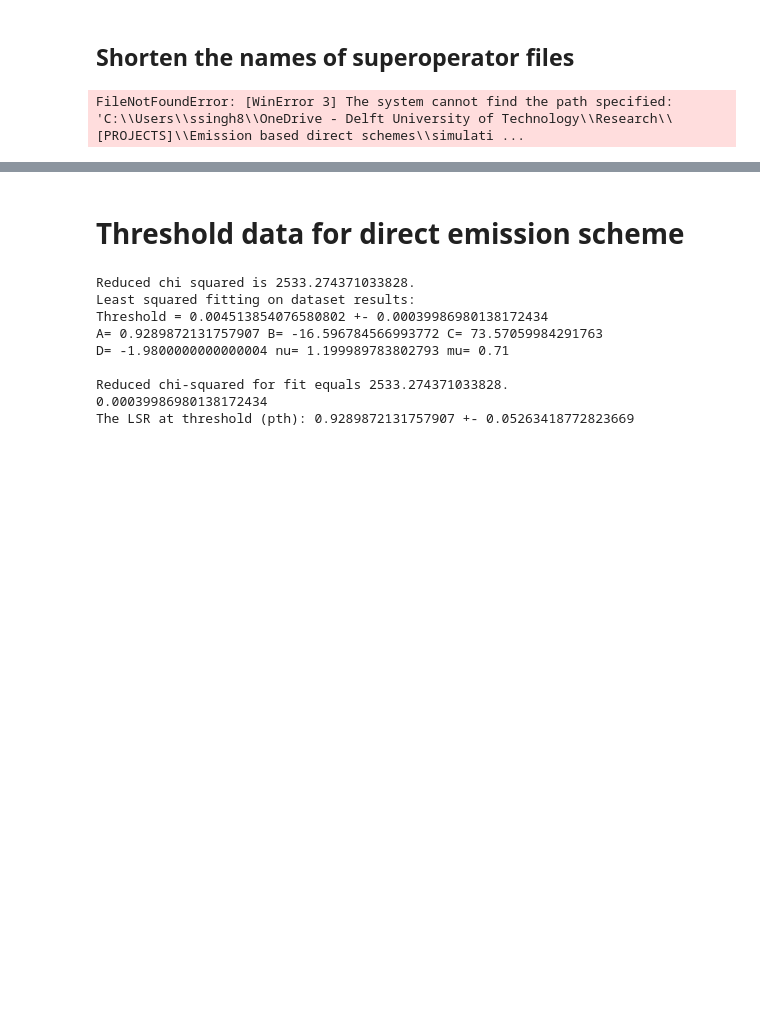
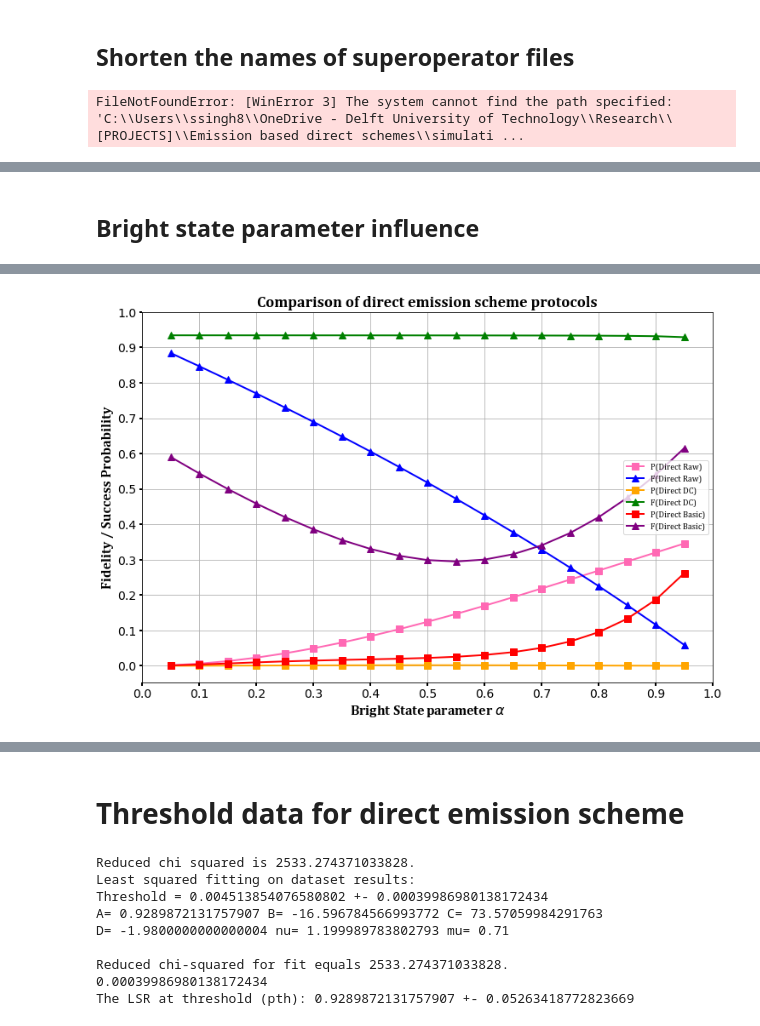
Before and after one commit to siddhantphy/emission_direct_scheme, a Jupyter notebook: results.ipynb, the cells around one changed output, grey strips where cells are left out. Cells and saved outputs as stored; diff of their text form; code cells hidden in the pictures; blank space fills up the shorter version.

Commit message:
Corrected basic and plotting od protocols, few other corrections

```diff
--- a/results.ipynb
+++ b/results.ipynb
@@ -33,0 +36,15 @@ FileNotFoundError: [WinError 3] The system cannot find the path specified: 'C:\\
+# %%
+from circuit_simulation.circuit_simulator import QuantumCircuit
+
+bell_pair_parameters = {"ent_prot":"single_click","F_prep":0.999,"p_DE":0.01,"mu":0.95,"lambda":1,"eta":0.4474,"alpha":0.02}
+# Coherence parameters
+# T2n_idle=1e6,T1n_idle=1e6,T2n_link=1e6,T1n_link=1e6,T2e_idle=1e6,T1e_idle=1e6,T2e_link=1e6,T1e_link=1e6
+
+raw_state_qc = QuantumCircuit(1,network_noise_type=100, bell_pair_parameters=bell_pair_parameters, T2n_idle=1e6,T1n_idle=1e6,T2n_link=1e6,T1n_link=1e6,T2e_idle=1e6,T1e_idle=1e6,T2e_link=1e6,T1e_link=1e6)
+dc_state_qc = QuantumCircuit(1,network_noise_type=101, bell_pair_parameters=bell_pair_parameters, T2n_idle=1e6,T1n_idle=1e6,T2n_link=1e6,T1n_link=1e6,T2e_idle=1e6,T1e_idle=1e6,T2e_link=1e6,T1e_link=1e6)
+bell_distilled_state_qc = QuantumCircuit(1,network_noise_type=102, bell_pair_parameters=bell_pair_parameters, T2n_idle=1e6,T1n_idle=1e6,T2n_link=1e6,T1n_link=1e6,T2e_idle=1e6,T1e_idle=1e6,T2e_link=1e6,T1e_link=1e6)
+basic_distilled_state_qc = QuantumCircuit(1,network_noise_type=103, bell_pair_parameters=bell_pair_parameters, T2n_idle=1e6,T1n_idle=1e6,T2n_link=1e6,T1n_link=1e6,T2e_idle=1e6,T1e_idle=1e6,T2e_link=1e6,T1e_link=1e6)
+w_distilled_state_qc = QuantumCircuit(1,network_noise_type=104, bell_pair_parameters=bell_pair_parameters, T2n_idle=1e6,T1n_idle=1e6,T2n_link=1e6,T1n_link=1e6,T2e_idle=1e6,T1e_idle=1e6,T2e_link=1e6,T1e_link=1e6)
+
+
+# print(raw_state_qc.noisy_bell_state)
@@ -33,0 +58,64 @@ FileNotFoundError: [WinError 3] The system cannot find the path specified: 'C:\\
+# %% [markdown]
+## Bright state parameter influence
+# %%
+import numpy as np
+import matplotlib.pyplot as plt
+from circuit_simulation.circuit_simulator import QuantumCircuit
+
+# Bright State parameter alpha
+alpha = np.arange(0.05, 1.0, 0.05)
+
+# Create the plot
+fig, ax = plt.subplots(figsize=(12, 8))
+
+# Set the background color to white
+fig.patch.set_facecolor('white')
+ax.set_facecolor('white')
+
+# Plot the curves with specified markers and colors
+raw_p = []
+raw_f = []
+dc_state_p = []
+dc_state_f = []
+basic_state_p = []
+basic_state_f = []
+
+for alpha_val in alpha:
+    bell_pair_parameters = {"ent_prot":"single_click","F_prep":0.999,"p_DE":0.01,"mu":0.95,"lambda":1,"eta":0.4474,"alpha":alpha_val}
+    raw_state_qc = QuantumCircuit(1,network_noise_type=100, bell_pair_parameters=bell_pair_parameters, T2n_idle=1e6,T1n_idle=1e6,T2n_link=1e6,T1n_link=1e6,T2e_idle=1e6,T1e_idle=1e6,T2e_link=1e6,T1e_link=1e6)
+    raw_p.append(raw_state_qc.p_link)
+    raw_f.append(raw_state_qc.F_link)
+
+    dc_state_qc = QuantumCircuit(1,network_noise_type=101, bell_pair_parameters=bell_pair_parameters, T2n_idle=1e6,T1n_idle=1e6,T2n_link=1e6,T1n_link=1e6,T2e_idle=1e6,T1e_idle=1e6,T2e_link=1e6,T1e_link=1e6)
+    dc_state_p.append(dc_state_qc.p_link)
+    dc_state_f.append(dc_state_qc.F_link)
+
+    basic_distilled_state_qc = QuantumCircuit(1,network_noise_type=103, bell_pair_parameters=bell_pair_parameters, T2n_idle=1e6,T1n_idle=1e6,T2n_link=1e6,T1n_link=1e6,T2e_idle=1e6,T1e_idle=1e6,T2e_link=1e6,T1e_link=1e6)
+    basic_state_p.append(basic_distilled_state_qc.p_link)
+    basic_state_f.append(basic_distilled_state_qc.F_link)
+
+
+ax.plot(alpha, raw_p, marker='s', color='#FF69B4', label='P(Direct Raw)', linestyle='-', linewidth=2, markersize=8)  # Hot Pink
+ax.plot(alpha, raw_f, marker='^', color='#0000FF', label='F(Direct Raw)', linestyle='-', linewidth=2, markersize=8)  # Blue
+ax.plot(alpha, dc_state_p, marker='s', color='#FFA500', label='P(Direct DC)', linestyle='-', linewidth=2, markersize=8)  # Orange
+ax.plot(alpha, dc_state_f, marker='^', color='#008000', label='F(Direct DC)', linestyle='-', linewidth=2, markersize=8)  # Green
+ax.plot(alpha, basic_state_p, marker='s', color='#FF0000', label='P(Direct Basic)', linestyle='-', linewidth=2, markersize=8)  # Red
+ax.plot(alpha, basic_state_f, marker='^', color='#800080', label='F(Direct Basic)', linestyle='-', linewidth=2, markersize=8)  # Purple
+
+# Enable grid
+ax.grid(True)
+
+# Set bold axis ticks and labels
+ax.set_xticks(np.arange(0, 1.1, 0.1))
+ax.set_yticks(np.arange(0, 1.1, 0.1))
+ax.tick_params(axis='both', which='major', labelsize=14, labelcolor='black', width=2)
+ax.set_xlabel(r'Bright State parameter $\alpha$', fontsize=16, fontweight='bold', fontdict={'family': 'Cambria'})
+ax.set_ylabel('Fidelity / Success Probability', fontsize=16, fontweight='bold', fontdict={'family': 'Cambria'})
+
+# Set title and legend
+ax.set_title('Comparison of direct emission scheme protocols', fontsize=18, fontweight='bold', fontdict={'family': 'Cambria'})
+ax.legend(fontsize=16, prop={'family': 'Cambria'})  # Increased fontsize
+
+# Show the plot
+plt.show()
+# %% [output]
@@ -33,0 +139 @@ FileNotFoundError: [WinError 3] The system cannot find the path specified: 'C:\\
+[figure, added]
```
Also changed, not shown: parts of 7 cells of this notebook, 2 other files.
